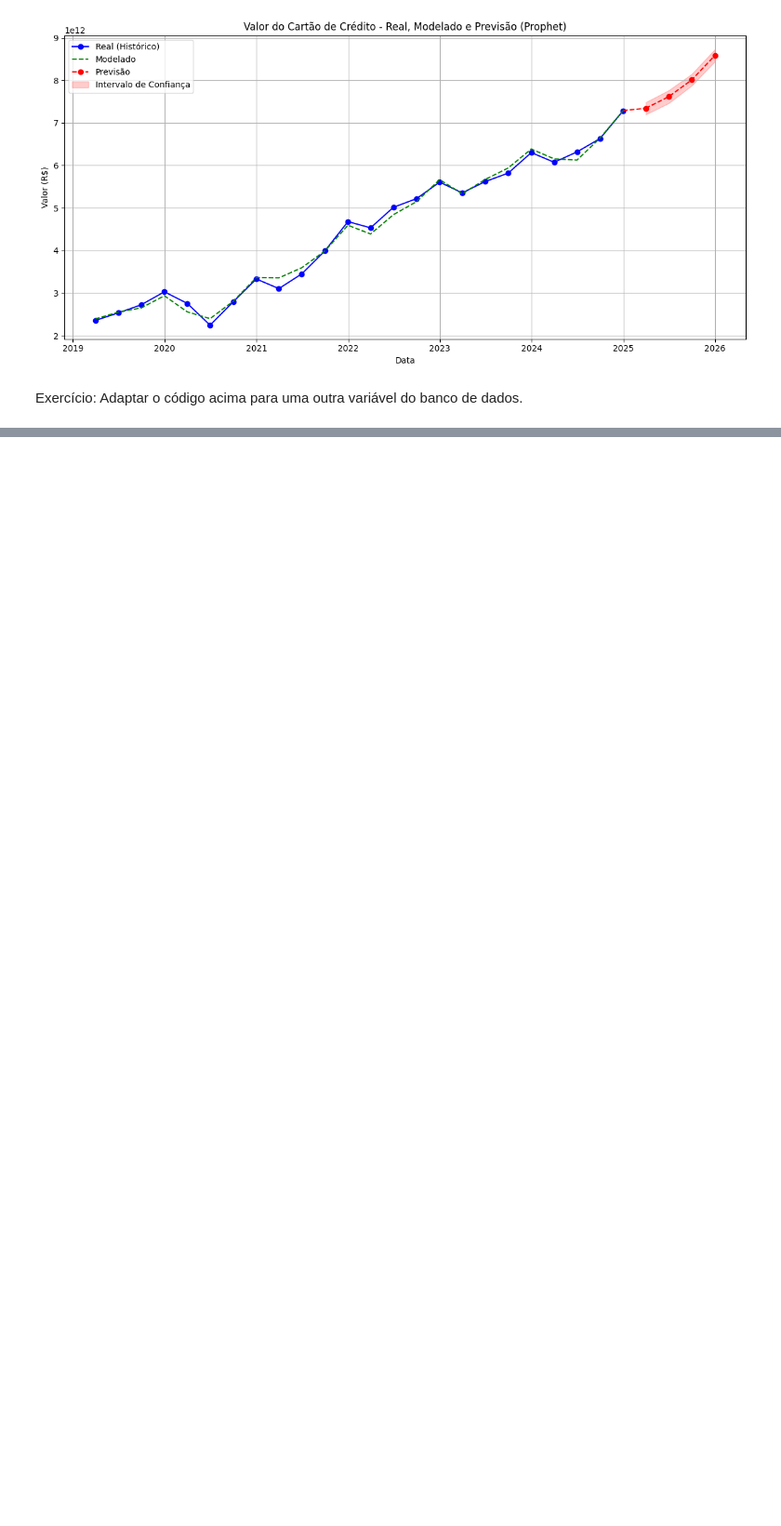
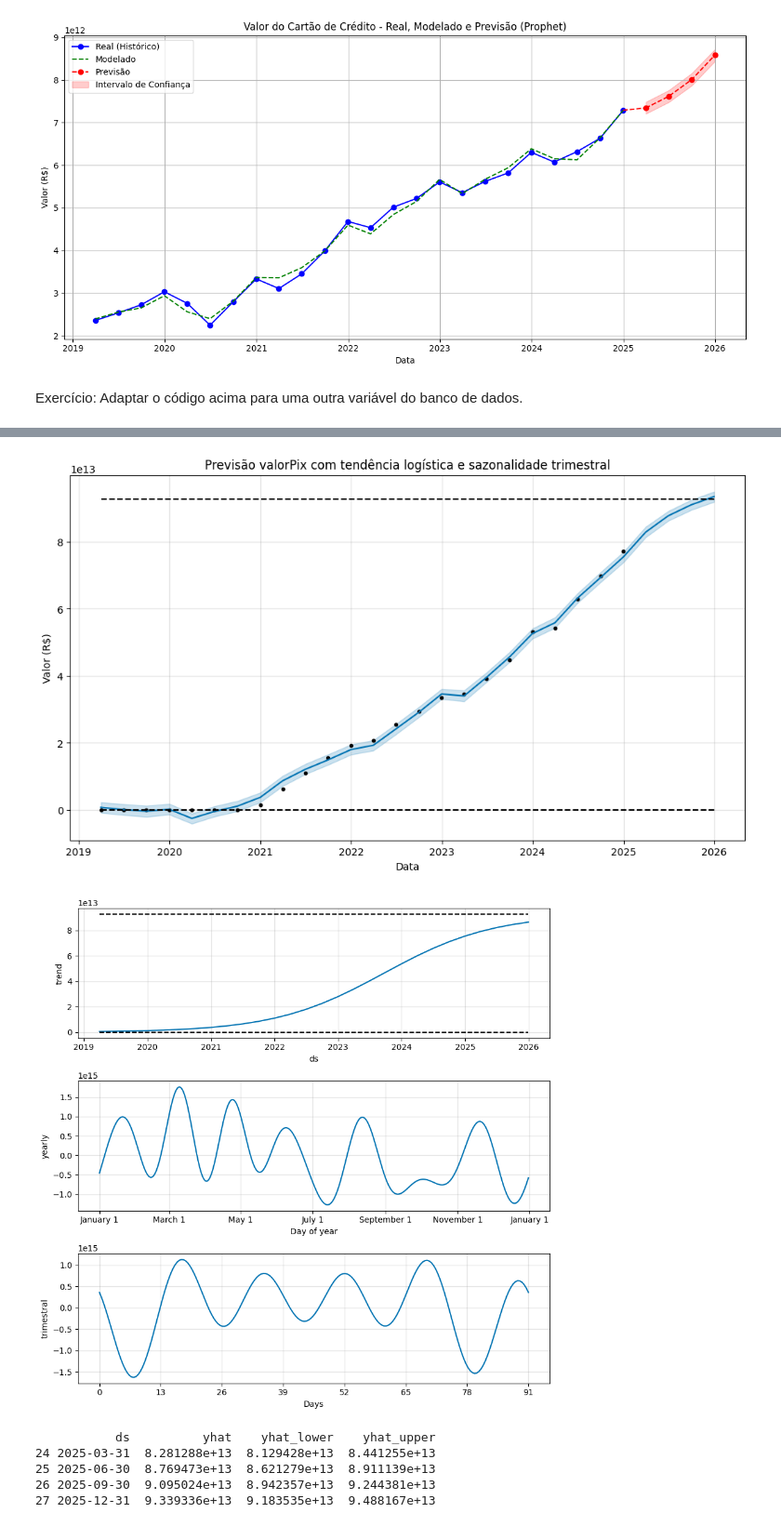
Before and after one commit to LPDP22/Etlbcb2, a Jupyter notebook: etlBCB-main/MachineLearning.ipynb, the cells around one changed output, grey strips where cells are left out. Shown at 93% size. Drawn from its saved outputs; the diff is of its cells as text; code cells hidden in the pictures; blank space fills up the shorter version.

```diff
--- a/etlBCB-main/MachineLearning.ipynb
+++ b/etlBCB-main/MachineLearning.ipynb
@@ -264,0 +286,39 @@ Exercício: Adaptar o código acima para uma outra variável do banco de dados.
+# %%
+df_prophet = df[['datatrimestre', 'valorPix']].rename(columns={
+    'datatrimestre': 'ds',
+    'valorPix': 'y'
+})
+
+max_val = df_prophet['y'].max()
+df_prophet['cap'] = max_val * 1.2
+df_prophet['floor'] = 0
+
+model = Prophet(
+    growth='logistic',
+    changepoint_prior_scale=0.3,
+    seasonality_prior_scale=10.0
+)
+
+model.add_seasonality(name='trimestral', period=365.25/4, fourier_order=5)
+
+
+model.fit(df_prophet)
+
+future = model.make_future_dataframe(periods=4, freq='QE')
+future['cap'] = df_prophet['cap'].max()
+future['floor'] = 0
+
+forecast = model.predict(future)
+
+fig1 = model.plot(forecast)
+plt.title("Previsão valorPix com tendência logística e sazonalidade trimestral")
+plt.xlabel("Data")
+plt.ylabel("Valor (R$)")
+plt.tight_layout()
+plt.show()
+
+
+fig2 = model.plot_components(forecast)
+plt.tight_layout()
+plt.show()
+# %% [output]
@@ -264,0 +327,11 @@ Exercício: Adaptar o código acima para uma outra variável do banco de dados.
+[figure, added]
+[figure, added]
+# %%
+future_only = forecast[forecast['ds'] > df_prophet['ds'].max()]
+print(future_only[['ds', 'yhat', 'yhat_lower', 'yhat_upper']])
+# %% [output]
+           ds          yhat    yhat_lower    yhat_upper
+24 2025-03-31  8.281288e+13  8.129428e+13  8.441255e+13
+25 2025-06-30  8.769473e+13  8.621279e+13  8.911139e+13
+26 2025-09-30  9.095024e+13  8.942357e+13  9.244381e+13
+27 2025-12-31  9.339336e+13  9.183535e+13  9.488167e+13
```
Also changed, not shown: parts of 15 cells of this notebook.
